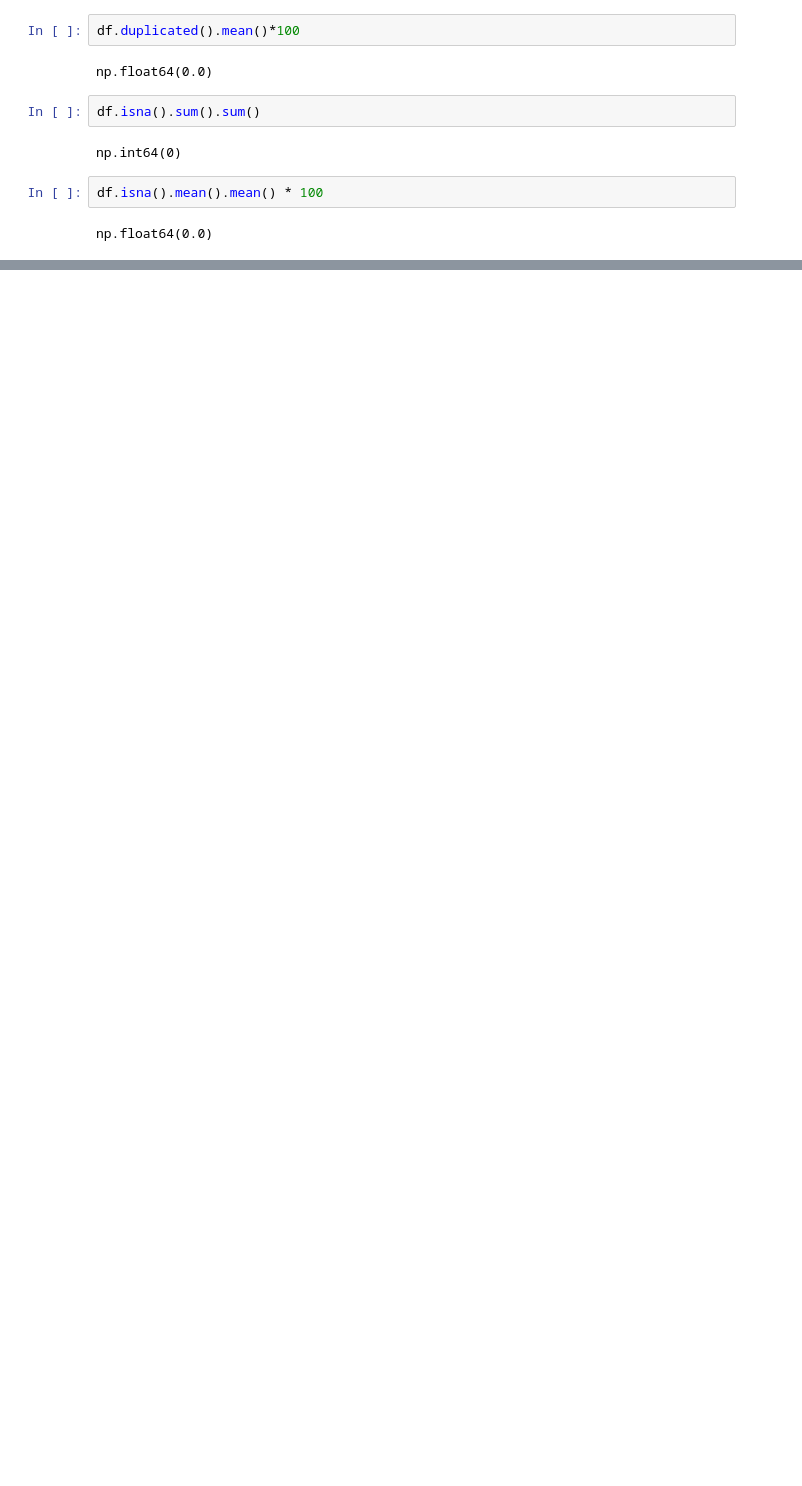
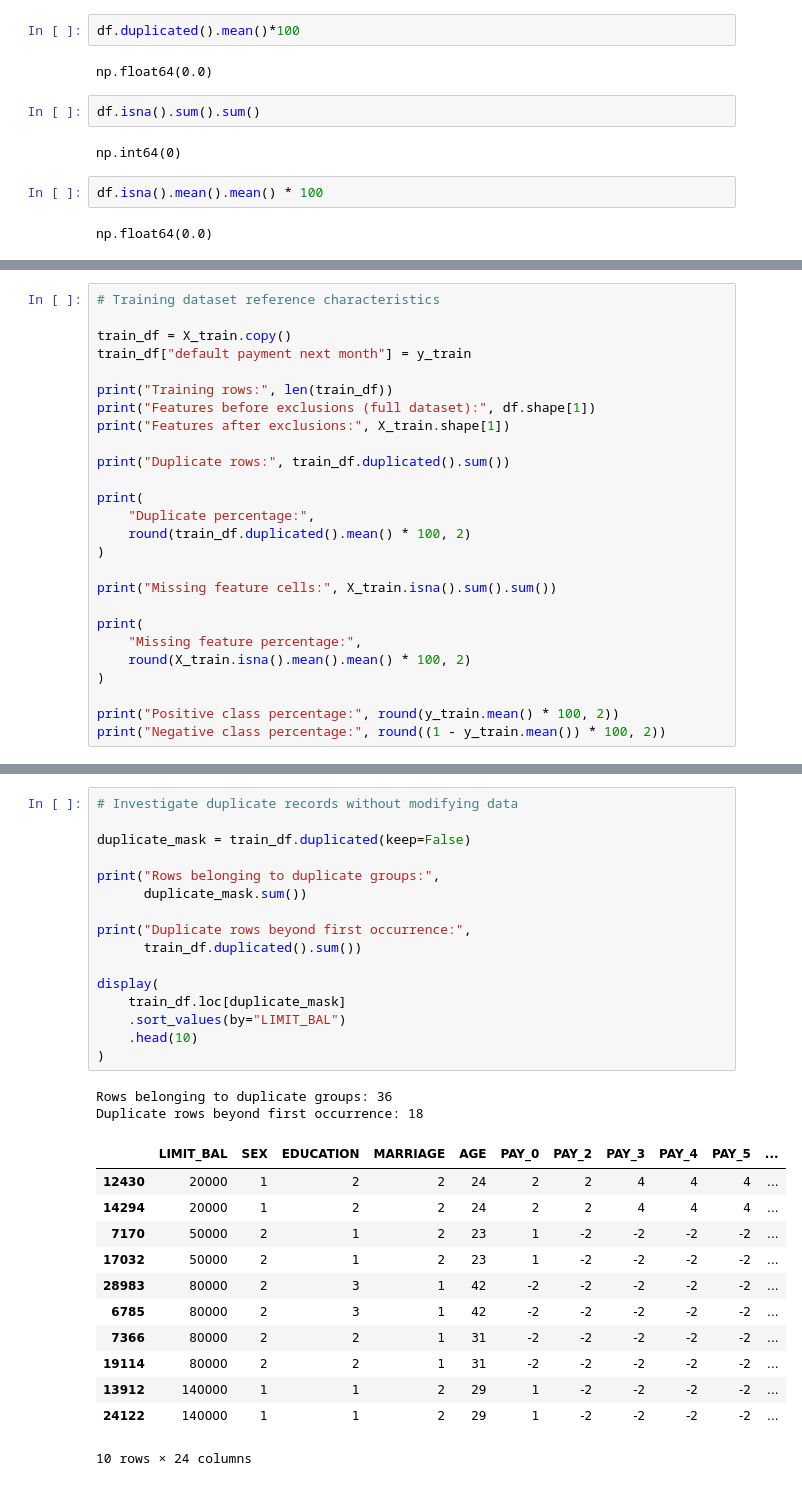
Before and after one commit to divyakapoor23/SHML, a Jupyter notebook: Phase2.ipynb, the cells around one changed output, grey strips where cells are left out. Cells and saved outputs as stored; diff of their text form; blank space fills up the shorter version.

```diff
--- a/Phase2.ipynb
+++ b/Phase2.ipynb
@@ -242,0 +686,26 @@ np.float64(0.0)
+# %%
+# Training dataset reference characteristics
+
+train_df = X_train.copy()
+train_df["default payment next month"] = y_train
+
+print("Training rows:", len(train_df))
+print("Features before exclusions (full dataset):", df.shape[1])
+print("Features after exclusions:", X_train.shape[1])
+
+print("Duplicate rows:", train_df.duplicated().sum())
+
+print(
+    "Duplicate percentage:",
+    round(train_df.duplicated().mean() * 100, 2)
+)
+
+print("Missing feature cells:", X_train.isna().sum().sum())
+
+print(
+    "Missing feature percentage:",
+    round(X_train.isna().mean().mean() * 100, 2)
+)
+
+print("Positive class percentage:", round(y_train.mean() * 100, 2))
+print("Negative class percentage:", round((1 - y_train.mean()) * 100, 2))
@@ -242,0 +722,31 @@ np.float64(0.0)
+# %%
+# Investigate duplicate records without modifying data
+
+duplicate_mask = train_df.duplicated(keep=False)
+
+print("Rows belonging to duplicate groups:",
+      duplicate_mask.sum())
+
+print("Duplicate rows beyond first occurrence:",
+      train_df.duplicated().sum())
+
+display(
+    train_df.loc[duplicate_mask]
+    .sort_values(by="LIMIT_BAL")
+    .head(10)
+)
+# %% [output]
+Rows belonging to duplicate groups: 36
+Duplicate rows beyond first occurrence: 18
+|  | LIMIT_BAL | SEX | EDUCATION | MARRIAGE | AGE | PAY_0 | PAY_2 | PAY_3 | PAY_4 | PAY_5 | ... |
+| 12430 | 20000 | 1 | 2 | 2 | 24 | 2 | 2 | 4 | 4 | 4 | ... |
+| 14294 | 20000 | 1 | 2 | 2 | 24 | 2 | 2 | 4 | 4 | 4 | ... |
+| 7170 | 50000 | 2 | 1 | 2 | 23 | 1 | -2 | -2 | -2 | -2 | ... |
+| 17032 | 50000 | 2 | 1 | 2 | 23 | 1 | -2 | -2 | -2 | -2 | ... |
+| 28983 | 80000 | 2 | 3 | 1 | 42 | -2 | -2 | -2 | -2 | -2 | ... |
+| 6785 | 80000 | 2 | 3 | 1 | 42 | -2 | -2 | -2 | -2 | -2 | ... |
+| 7366 | 80000 | 2 | 2 | 1 | 31 | -2 | -2 | -2 | -2 | -2 | ... |
+| 19114 | 80000 | 2 | 2 | 1 | 31 | -2 | -2 | -2 | -2 | -2 | ... |
+| 13912 | 140000 | 1 | 1 | 2 | 29 | 1 | -2 | -2 | -2 | -2 | ... |
+| 24122 | 140000 | 1 | 1 | 2 | 29 | 1 | -2 | -2 | -2 | -2 | ... |
+10 rows × 24 columns
```
Also changed, not shown: parts of 39 cells of this notebook, 4 other files.
